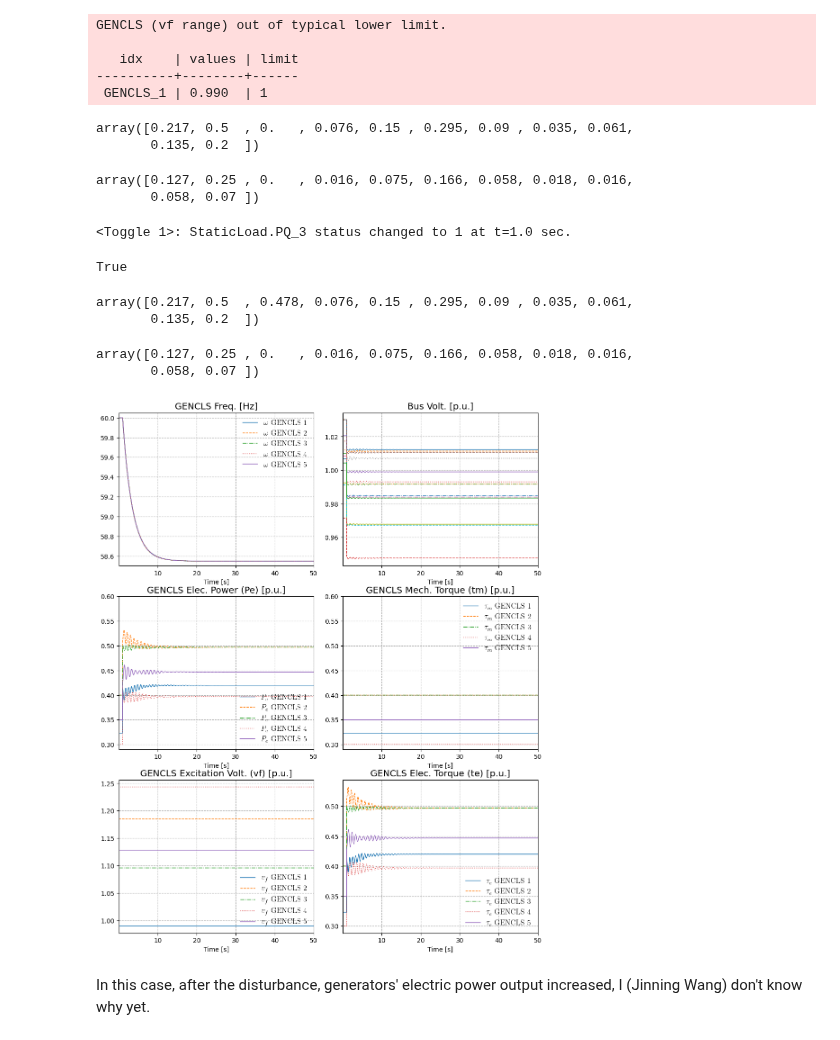
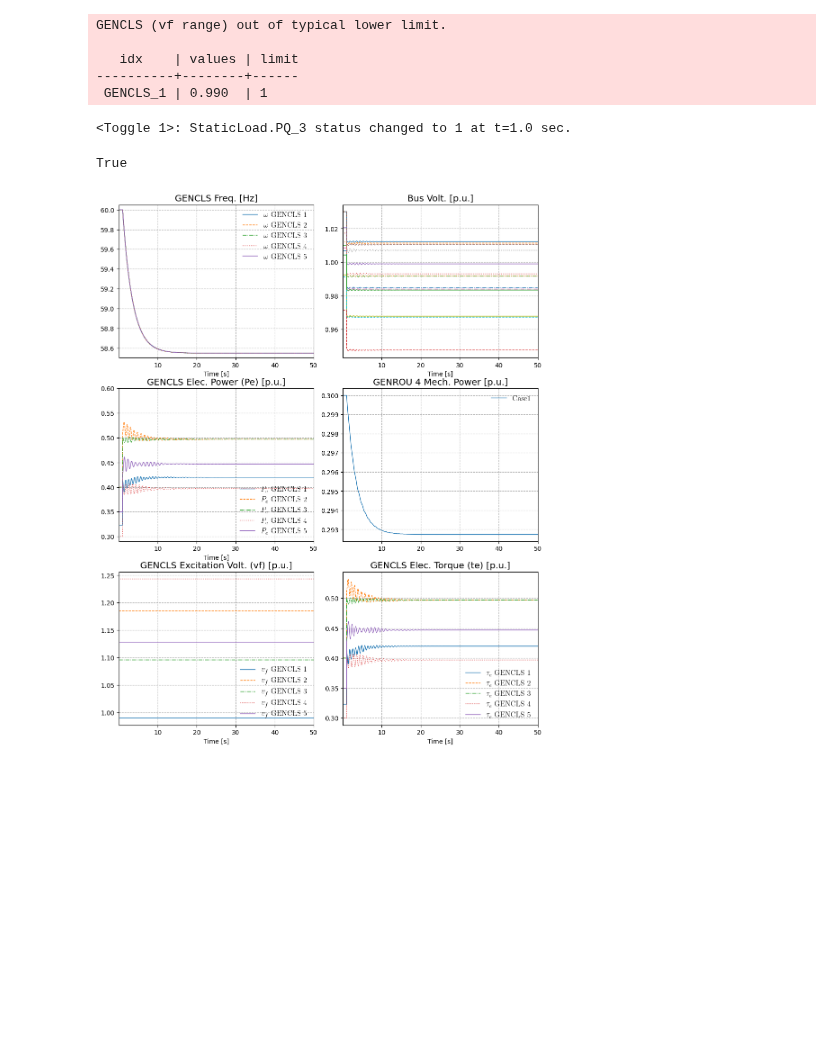
Before and after one commit to CURENT/demo, a Jupyter notebook: demo/TurbineGov_response/debug.ipynb, the cells around one changed output. Saved outputs shown, nothing was run; the diff lists cells and outputs as text; code cells hidden in the pictures; blank space fills up the shorter version.

```diff
--- a/demo/TurbineGov_response/debug.ipynb
+++ b/demo/TurbineGov_response/debug.ipynb
@@ -82,32 +82,12 @@ GENCLS (vf range) out of typical lower limit.
    idx    | values | limit
 ----------+--------+------
  GENCLS_1 | 0.990  | 1
-# %%
-s1.PQ.a.e
-# %% [output]
-array([0.217, 0.5  , 0.   , 0.076, 0.15 , 0.295, 0.09 , 0.035, 0.061,
-       0.135, 0.2  ])
-# %%
-s1.PQ.v.e
-# %% [output]
-array([0.127, 0.25 , 0.   , 0.016, 0.075, 0.166, 0.058, 0.018, 0.016,
-       0.058, 0.07 ])
 # %%
 s1.TDS.config.tf = 50
 s1.TDS.run()
 # %% [output]
 <Toggle 1>: StaticLoad.PQ_3 status changed to 1 at t=1.0 sec.
 True
-# %%
-s1.PQ.a.e
-# %% [output]
-array([0.217, 0.5  , 0.478, 0.076, 0.15 , 0.295, 0.09 , 0.035, 0.061,
-       0.135, 0.2  ])
-# %%
-s1.PQ.v.e
-# %% [output]
-array([0.127, 0.25 , 0.   , 0.016, 0.075, 0.166, 0.058, 0.018, 0.016,
-       0.058, 0.07 ])
 # %%
 plt.style.use(['default'])
 fig, ax = plt.subplots(3, 2, figsize=(12, 15))
@@ -118,38 +98,42 @@ pmin, pmax = 0.29, 0.6
 
 _ = s1.TDS.plt.plot(s1.GENCLS.omega,
                     ytimes=s1.config.freq,
                     ymin=fmin, ymax=fmax,
                     grid=True, show=False,
                     fig=fig, ax=ax[0, 0],
                     title='GENCLS Freq. [Hz]')
 
 _ = s1.TDS.plt.plot(s1.Bus.v,
                     grid=True, show=False,
                     fig=fig, ax=ax[0, 1],
                     title='Bus Volt. [p.u.]')
 
 _ = s1.TDS.plt.plot(s1.GENCLS.Pe,
                     grid=True, show=False,
                     ymin=pmin, ymax=pmax,
                     fig=fig, ax=ax[1, 0],
                     title='GENCLS Elec. Power (Pe) [p.u.]')
 
-_ = s1.TDS.plt.plot(s1.GENCLS.tm,
-                    ymin=pmin, ymax=pmax,
-                    grid=True, show=False,
-                    fig=fig, ax=ax[1, 1],
-                    title='GENCLS Mech. Torque (tm) [p.u.]',)
+
+w1 = s1.dae.ts.df_xy['omega GENCLS 4'].values
+tm1 = s1.dae.ts.df_xy['tm GENCLS 4'].values
+pm1 = w1 * tm1
+
+_ = s1.TDS.plt.plot_data(s1.dae.ts.t, pm1,
+                        #  ymin=pmin, ymax=pmax,
+                         grid=True, show=False,
+                         fig=fig, ax=ax[1, 1],
+                         title='GENROU 4 Mech. Power [p.u.]',
+                         yheader=['Case1'])
 
 _ = s1.TDS.plt.plot(s1.GENCLS.vf,
                     grid=True, show=False,
                     fig=fig, ax=ax[2, 0],
                     title='GENCLS Excitation Volt. (vf) [p.u.]')
 
 _ = s1.TDS.plt.plot(s1.GENCLS.te,
                     grid=True, show=False,
                     fig=fig, ax=ax[2, 1],
                     title='GENCLS Elec. Torque (te) [p.u.]')
 # %% [output]
-[figure, old version]
+[figure, new version]
-# %% [markdown]
-In this case, after the disturbance, generators' electric power output increased, I (Jinning Wang) don't know why yet.
```
